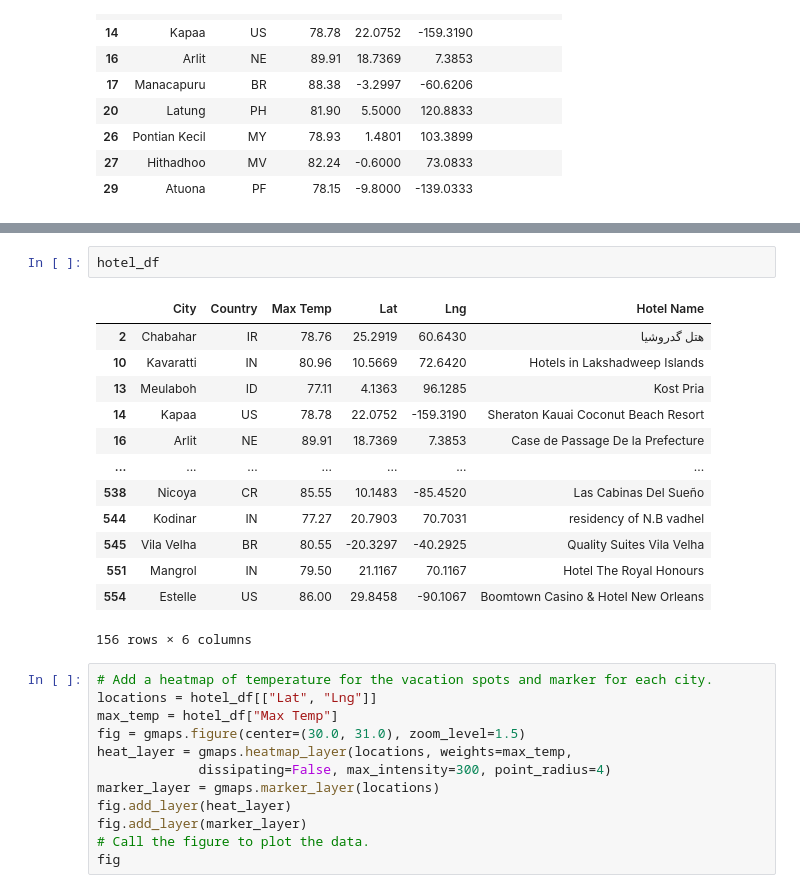
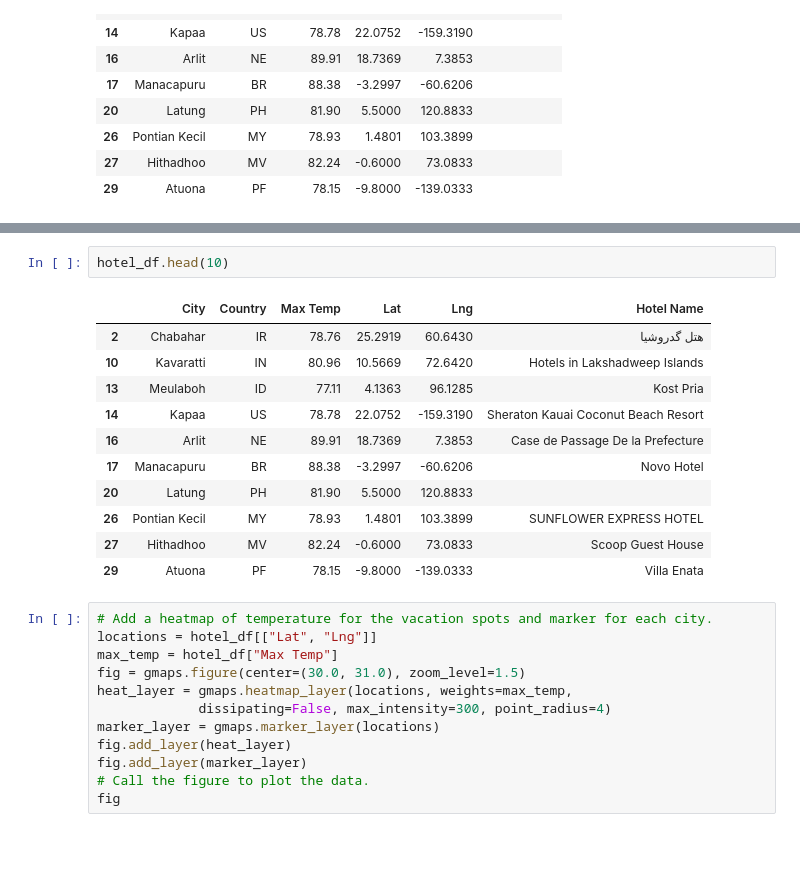
Before and after one commit to joshdaniels/World_Weather_Analysis, a Jupyter notebook: VacationPy.ipynb, the cells around one changed output, grey strips where cells are left out. Cells and saved outputs as stored; diff of their text form; blank space fills up the shorter version.

Commit message:
fixing hotel name

```diff
--- a/VacationPy.ipynb
+++ b/VacationPy.ipynb
@@ -196,19 +191,17 @@ Hotel not found... skipping.
 # %%
-hotel_df
+hotel_df.head(10)
 # %% [output]
 |  | City | Country | Max Temp | Lat | Lng | Hotel Name |
 | 2 | Chabahar | IR | 78.76 | 25.2919 | 60.6430 | هتل گدروشیا |
 | 10 | Kavaratti | IN | 80.96 | 10.5669 | 72.6420 | Hotels in Lakshadweep Islands |
 | 13 | Meulaboh | ID | 77.11 | 4.1363 | 96.1285 | Kost Pria |
 | 14 | Kapaa | US | 78.78 | 22.0752 | -159.3190 | Sheraton Kauai Coconut Beach Resort |
 | 16 | Arlit | NE | 89.91 | 18.7369 | 7.3853 | Case de Passage De la Prefecture |
-| ... | ... | ... | ... | ... | ... | ... |
-| 538 | Nicoya | CR | 85.55 | 10.1483 | -85.4520 | Las Cabinas Del Sueño |
-| 544 | Kodinar | IN | 77.27 | 20.7903 | 70.7031 | residency of N.B vadhel |
-| 545 | Vila Velha | BR | 80.55 | -20.3297 | -40.2925 | Quality Suites Vila Velha |
-| 551 | Mangrol | IN | 79.50 | 21.1167 | 70.1167 | Hotel The Royal Honours |
-| 554 | Estelle | US | 86.00 | 29.8458 | -90.1067 | Boomtown Casino & Hotel New Orleans |
+| 17 | Manacapuru | BR | 88.38 | -3.2997 | -60.6206 | Novo Hotel |
+| 20 | Latung | PH | 81.90 | 5.5000 | 120.8833 |  |
+| 26 | Pontian Kecil | MY | 78.93 | 1.4801 | 103.3899 | SUNFLOWER EXPRESS HOTEL |
+| 27 | Hithadhoo | MV | 82.24 | -0.6000 | 73.0833 | Scoop Guest House |
+| 29 | Atuona | PF | 78.15 | -9.8000 | -139.0333 | Villa Enata |
-156 rows × 6 columns
 # %%
 # Add a heatmap of temperature for the vacation spots and marker for each city.
 locations = hotel_df[["Lat", "Lng"]]
```
Also changed, not shown: parts of 5 cells of this notebook.
